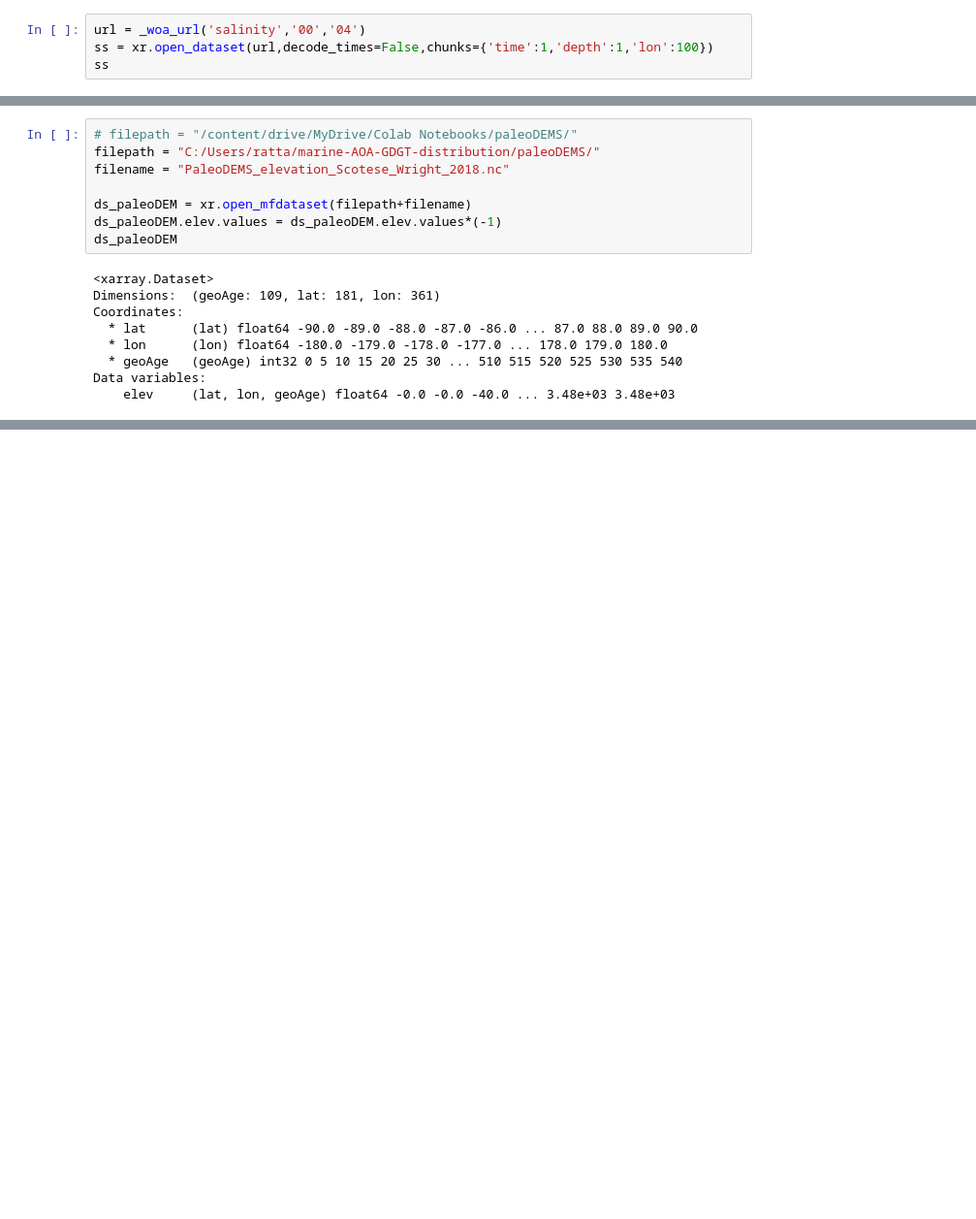
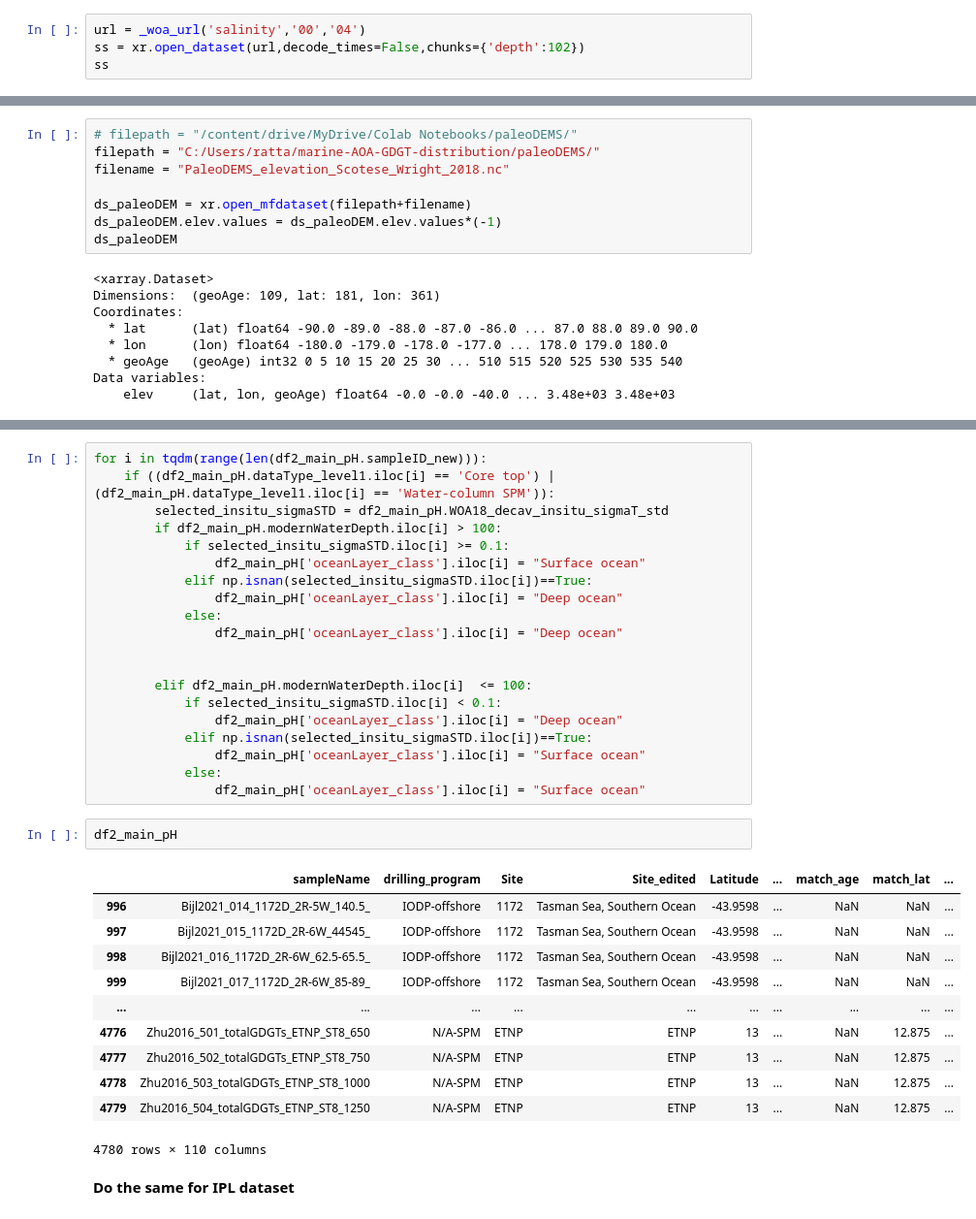
Before and after one commit to PaleoLipidRR/marine-AOA-GDGT-distribution, a Jupyter notebook: PNAS_pythonCodeS1_BeyondTEX86_preprocessing_RR.ipynb, the cells around one changed output, grey strips where cells are left out. Shown: that part at 97% size. Cells and saved outputs as stored; diff of their text form; blank space fills up the shorter version.

Commit message:
Updated codes to efficiently loop through WOA18 datasets and add figures folder

```diff
--- a/PNAS_pythonCodeS1_BeyondTEX86_preprocessing_RR.ipynb
+++ b/PNAS_pythonCodeS1_BeyondTEX86_preprocessing_RR.ipynb
@@ -565,7 +579,7 @@ Data variables:
     date_modified:                   2019-07-29
 # %%
 url = _woa_url('salinity','00','04')
-ss = xr.open_dataset(url,decode_times=False,chunks={'time':1,'depth':1,'lon':100})
+ss = xr.open_dataset(url,decode_times=False,chunks={'depth':102})
 ss
 # %% [output]
 <xarray.Dataset>
@@ -887,0 +1195,36 @@ for name, group in grouped:
+# %%
+for i in tqdm(range(len(df2_main_pH.sampleID_new))):
+    if ((df2_main_pH.dataType_level1.iloc[i] == 'Core top') | (df2_main_pH.dataType_level1.iloc[i] == 'Water-column SPM')):
+        selected_insitu_sigmaSTD = df2_main_pH.WOA18_decav_insitu_sigmaT_std
+        if df2_main_pH.modernWaterDepth.iloc[i] > 100:
+            if selected_insitu_sigmaSTD.iloc[i] >= 0.1:
+                df2_main_pH['oceanLayer_class'].iloc[i] = "Surface ocean"
+            elif np.isnan(selected_insitu_sigmaSTD.iloc[i])==True:
+                df2_main_pH['oceanLayer_class'].iloc[i] = "Deep ocean"
+            else:
+                df2_main_pH['oceanLayer_class'].iloc[i] = "Deep ocean"
+
+
+        elif df2_main_pH.modernWaterDepth.iloc[i]  <= 100:
+            if selected_insitu_sigmaSTD.iloc[i] < 0.1:
+                df2_main_pH['oceanLayer_class'].iloc[i] = "Deep ocean"
+            elif np.isnan(selected_insitu_sigmaSTD.iloc[i])==True:
+                df2_main_pH['oceanLayer_class'].iloc[i] = "Surface ocean"
+            else:
+                df2_main_pH['oceanLayer_class'].iloc[i] = "Surface ocean"
+# %%
+df2_main_pH
+# %% [output]
+|  | sampleName | drilling_program | Site | Site_edited | Latitude | ... | match_age | match_lat | ... |
+| 996 | Bijl2021_014_1172D_2R-5W_140.5_ | IODP-offshore | 1172 | Tasman Sea, Southern Ocean | -43.9598 | ... | NaN | NaN | ... |
+| 997 | Bijl2021_015_1172D_2R-6W_44545_ | IODP-offshore | 1172 | Tasman Sea, Southern Ocean | -43.9598 | ... | NaN | NaN | ... |
+| 998 | Bijl2021_016_1172D_2R-6W_62.5-65.5_ | IODP-offshore | 1172 | Tasman Sea, Southern Ocean | -43.9598 | ... | NaN | NaN | ... |
+| 999 | Bijl2021_017_1172D_2R-6W_85-89_ | IODP-offshore | 1172 | Tasman Sea, Southern Ocean | -43.9598 | ... | NaN | NaN | ... |
+| ... | ... | ... | ... | ... | ... | ... | ... | ... | ... |
+| 4776 | Zhu2016_501_totalGDGTs_ETNP_ST8_650 | N/A-SPM | ETNP | ETNP | 13 | ... | NaN | 12.875 | ... |
+| 4777 | Zhu2016_502_totalGDGTs_ETNP_ST8_750 | N/A-SPM | ETNP | ETNP | 13 | ... | NaN | 12.875 | ... |
+| 4778 | Zhu2016_503_totalGDGTs_ETNP_ST8_1000 | N/A-SPM | ETNP | ETNP | 13 | ... | NaN | 12.875 | ... |
+| 4779 | Zhu2016_504_totalGDGTs_ETNP_ST8_1250 | N/A-SPM | ETNP | ETNP | 13 | ... | NaN | 12.875 | ... |
+4780 rows × 110 columns
+# %% [markdown]
+**Do the same for IPL dataset**
```
Also changed, not shown: parts of 50 cells of this notebook, 8 other files.
